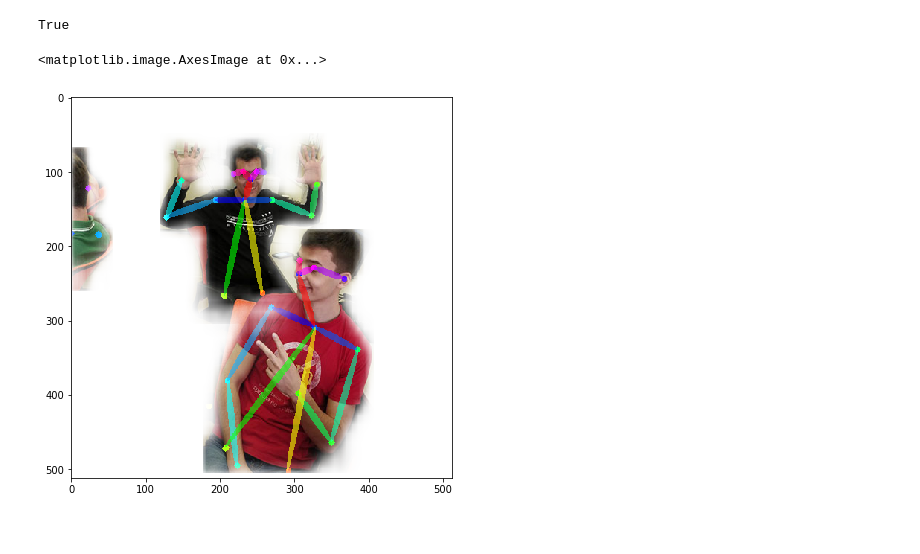
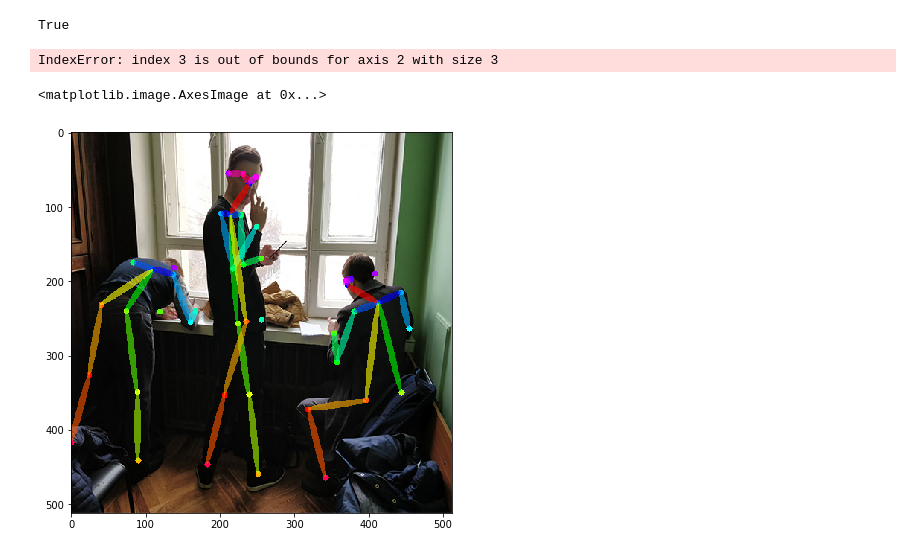
Before and after one commit to zhozheka/TS-project-2, a Jupyter notebook: pytorch_Realtime_Multi-Person_Pose_Estimation/new_test.ipynb, the cells around one changed output. Drawn from its saved outputs; the diff is of its cells as text; code cells hidden in the pictures.

```diff
--- a/pytorch_Realtime_Multi-Person_Pose_Estimation/new_test.ipynb
+++ b/pytorch_Realtime_Multi-Person_Pose_Estimation/new_test.ipynb
@@ -22,7 +22,7 @@ model = model.to(torch_device)
 model.float()
 model.eval();
 # %%
-test_image = './sample_image/segm.png'
+test_image = './sample_image/4.jpg'
 # %%
 param_, model_ = config_reader()
 # %%
@@ -246,11 +220,13 @@ cv2.imwrite('result.png',canvas)
 True
 # %%
 alpha = (plt.imread(test_image)[:,:,3]*255).astype(np.uint8)
+# %% [output]
+IndexError: index 3 is out of bounds for axis 2 with size 3
 # %%
 plt.figure(figsize=(7,7))
 b,g,r = cv2.split(canvas)
-canvas_rgb = cv2.merge((r,g,b,alpha))
+canvas_rgb = cv2.merge((r,g,b))
 plt.imshow(canvas_rgb)
 # %% [output]
 <matplotlib.image.AxesImage at 0x...>
-[figure, old version]
+[figure, new version]
```
Also changed, not shown: parts of 3 cells of this notebook.
